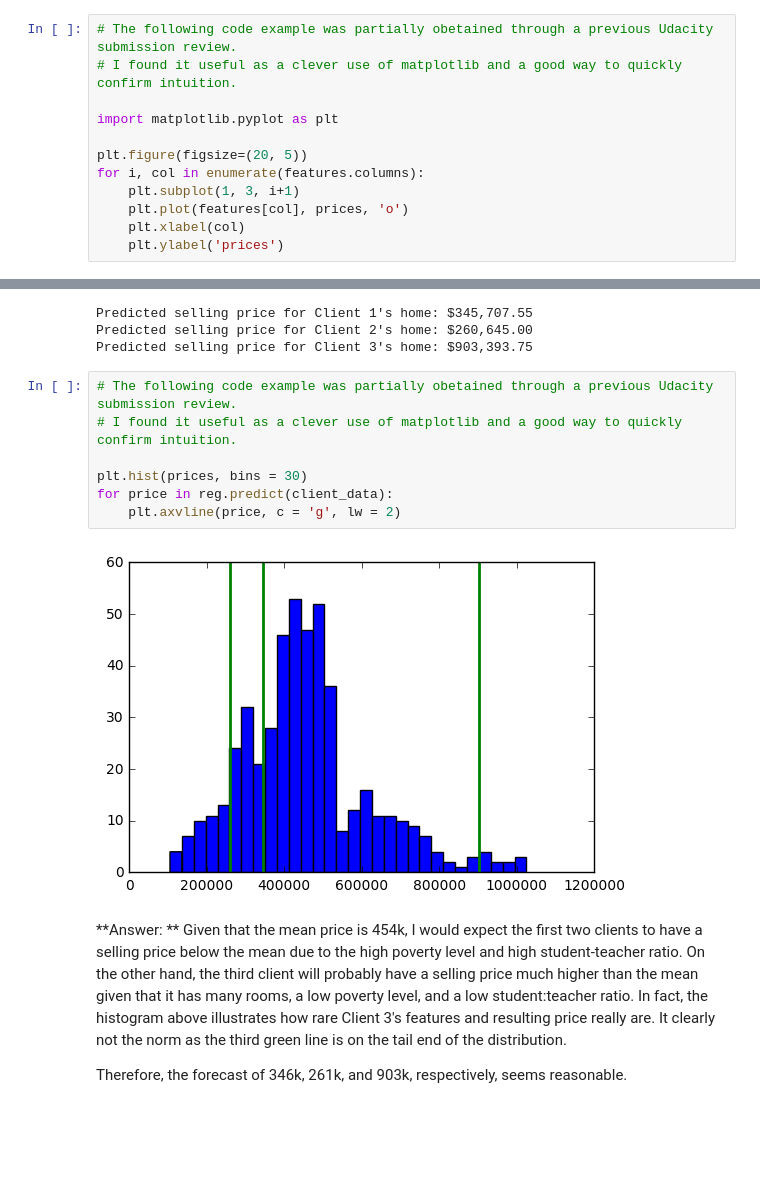
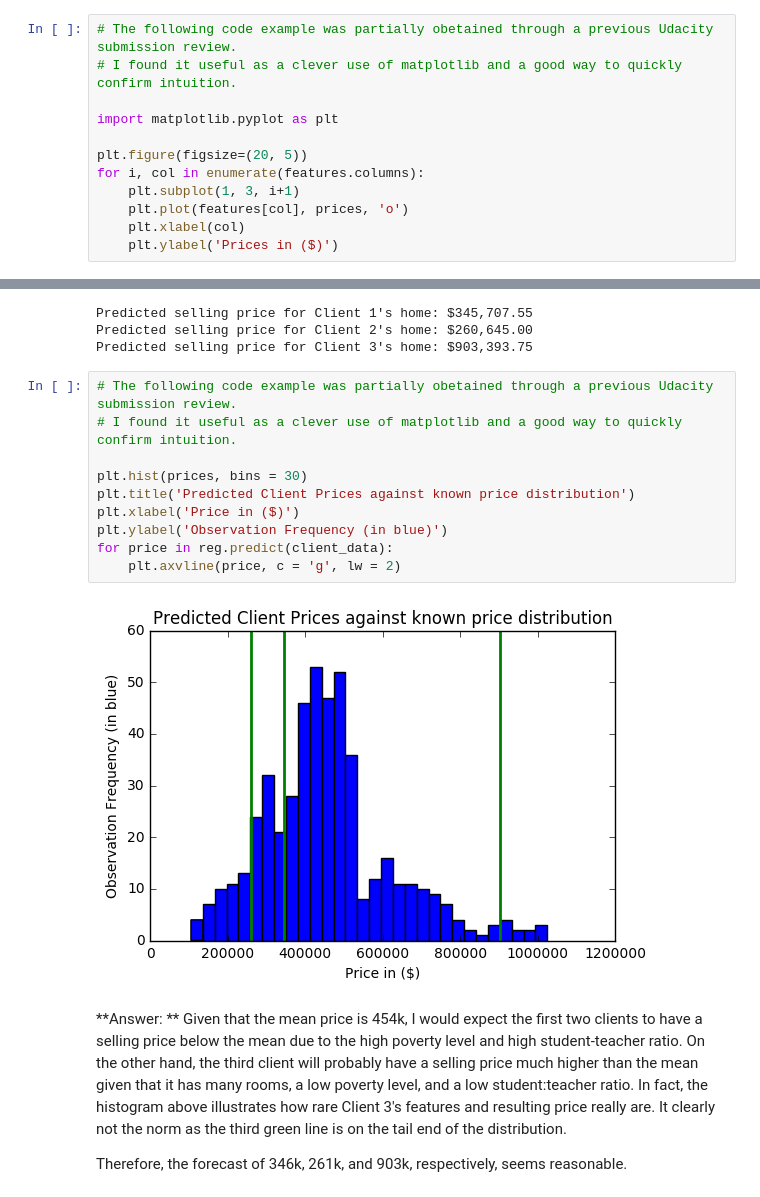
Before and after one commit to torenunez/machine-learning, a Jupyter notebook: projects/boston_housing/boston_housing.ipynb, the cells around one changed output, grey strips where cells are left out. Drawn from its saved outputs; the diff is of its cells as text; blank space fills up the shorter version.

```diff
--- a/projects/boston_housing/boston_housing.ipynb
+++ b/projects/boston_housing/boston_housing.ipynb
@@ -103,5 +103,5 @@ for i, col in enumerate(features.columns):
     plt.subplot(1, 3, i+1)
     plt.plot(features[col], prices, 'o')
     plt.xlabel(col)
-    plt.ylabel('prices')
+    plt.ylabel('Prices in ($)')
 # %% [output]
@@ -343,12 +343,15 @@ Predicted selling price for Client 3's home: $903,393.75
 # %%
 # The following code example was partially obetained through a previous Udacity submission review.
 # I found it useful as a clever use of matplotlib and a good way to quickly confirm intuition.
 
 plt.hist(prices, bins = 30)
+plt.title('Predicted Client Prices against known price distribution')
+plt.xlabel('Price in ($)')
+plt.ylabel('Observation Frequency (in blue)')
 for price in reg.predict(client_data):
     plt.axvline(price, c = 'g', lw = 2)
 # %% [output]
-[figure, old version]
+[figure, new version]
 # %% [markdown]
 **Answer: ** Given that the mean price is 454k, I would expect the first two clients to have a selling price below the mean due to the high poverty level and high student-teacher ratio. On the other hand, the third client will probably have a selling price much higher than the mean given that it has many rooms, a low poverty level, and a low student:teacher ratio. In fact, the histogram above illustrates how rare Client 3's features and resulting price really are. It clearly not the norm as the third green line is on the tail end of the distribution.
 
```
Also changed, not shown: parts of 2 cells of this notebook, 1 other file.
